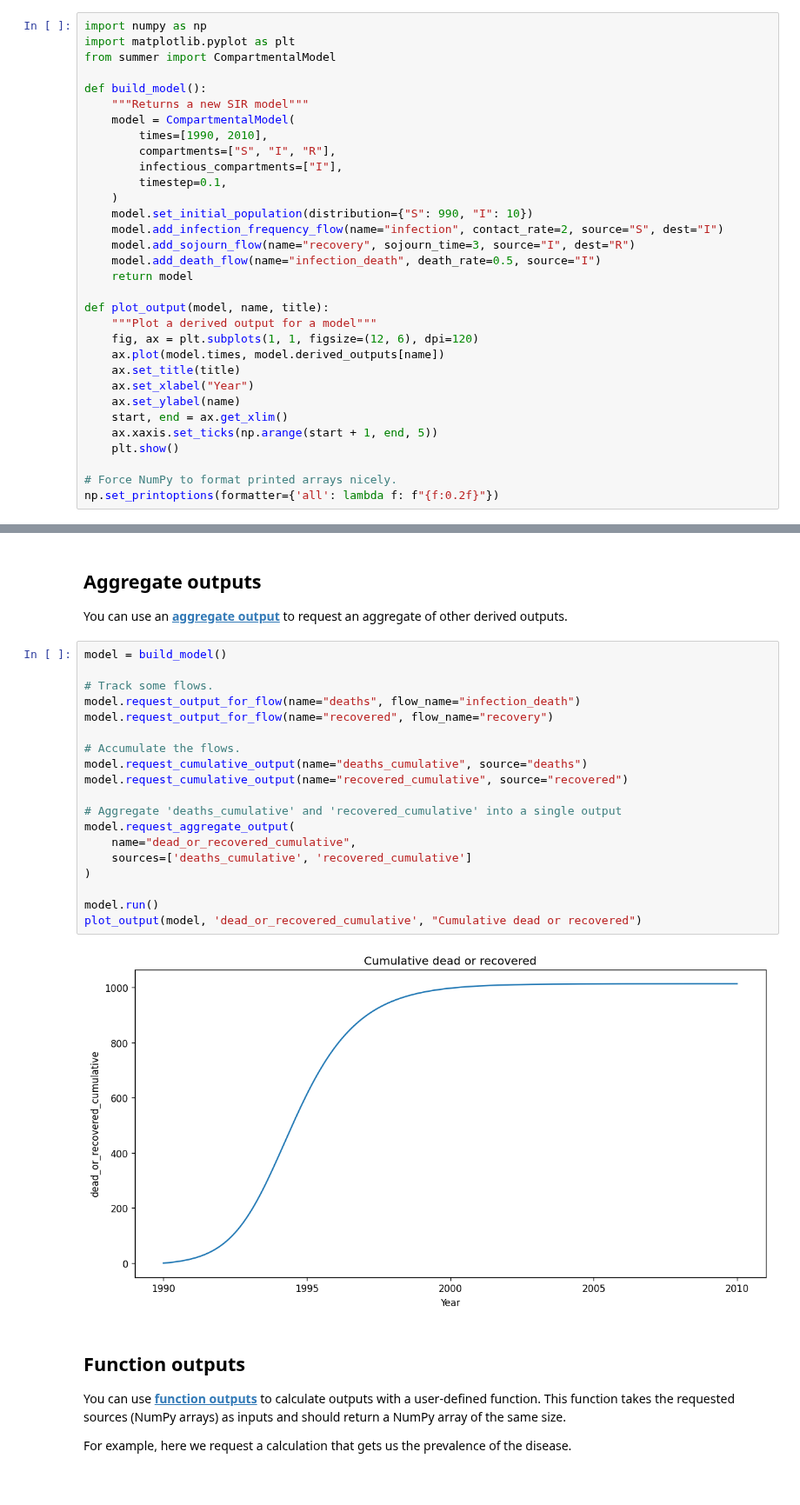
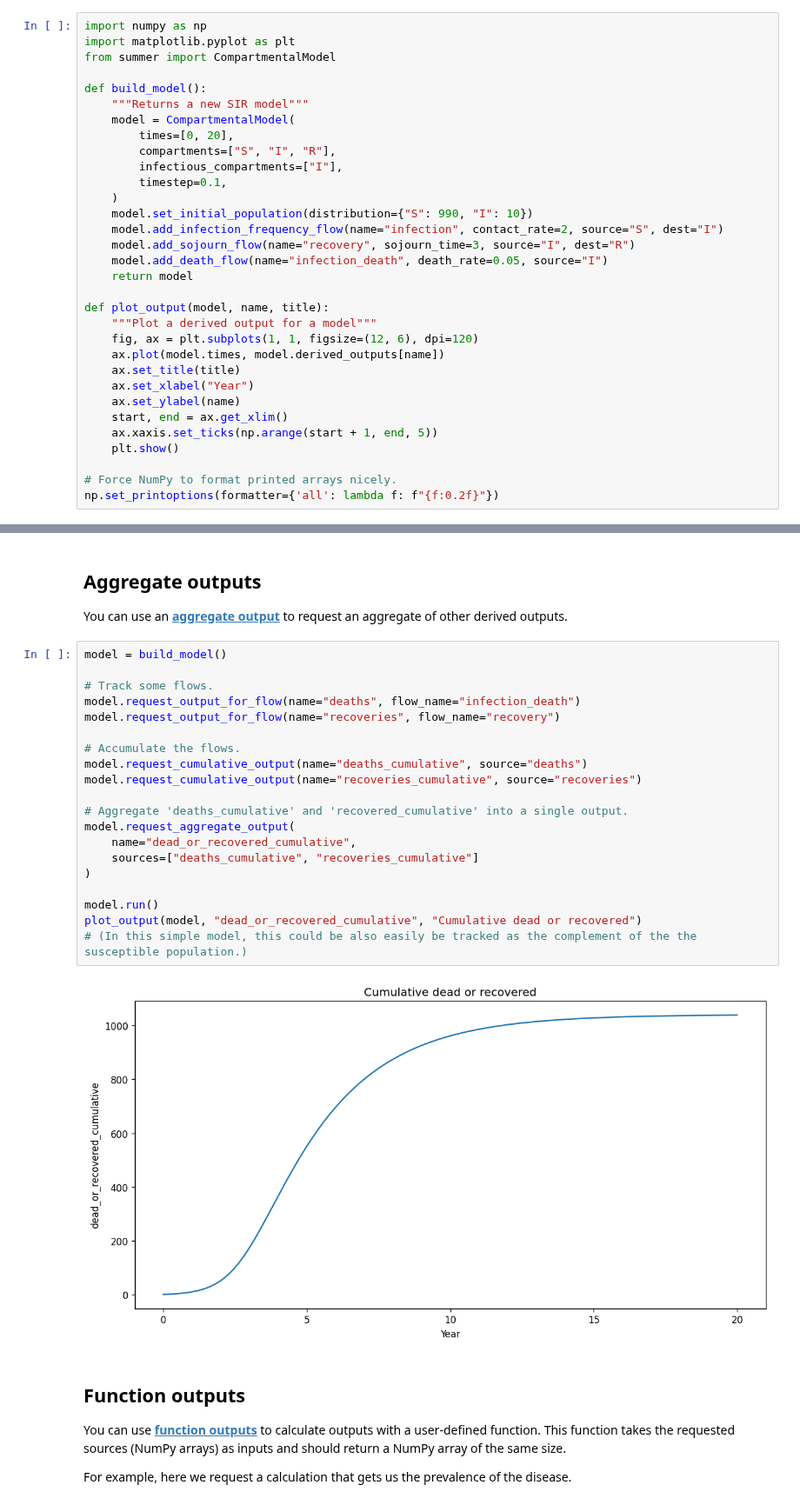
Before and after one commit to monash-emu/summer, a Jupyter notebook: docs/examples/2-derived-outputs.ipynb, the cells around one changed output, grey strips where cells are left out. Shown at 87% size. Drawn from its saved outputs; the diff is of its cells as text.

```diff
--- a/docs/examples/2-derived-outputs.ipynb
+++ b/docs/examples/2-derived-outputs.ipynb
@@ -25,7 +25,7 @@ from summer import CompartmentalModel
 def build_model():
     """Returns a new SIR model"""
     model = CompartmentalModel(
-        times=[1990, 2010],
+        times=[0, 20],
         compartments=["S", "I", "R"],
         infectious_compartments=["I"],
         timestep=0.1,
@@ -33,7 +33,7 @@ def build_model():
     model.set_initial_population(distribution={"S": 990, "I": 10})
     model.add_infection_frequency_flow(name="infection", contact_rate=2, source="S", dest="I")
     model.add_sojourn_flow(name="recovery", sojourn_time=3, source="I", dest="R")
-    model.add_death_flow(name="infection_death", death_rate=0.5, source="I")
+    model.add_death_flow(name="infection_death", death_rate=0.05, source="I")
     return model
 
 def plot_output(model, name, title):
@@ -155,24 +155,25 @@ You can use an **[aggregate output](/model.html#summer.model.CompartmentalModel.
 # %%
 model = build_model()
 
 # Track some flows.
 model.request_output_for_flow(name="deaths", flow_name="infection_death")
-model.request_output_for_flow(name="recovered", flow_name="recovery")
+model.request_output_for_flow(name="recoveries", flow_name="recovery")
 
 # Accumulate the flows.
 model.request_cumulative_output(name="deaths_cumulative", source="deaths")
-model.request_cumulative_output(name="recovered_cumulative", source="recovered")
+model.request_cumulative_output(name="recoveries_cumulative", source="recoveries")
 
-# Aggregate 'deaths_cumulative' and 'recovered_cumulative' into a single output
+# Aggregate 'deaths_cumulative' and 'recovered_cumulative' into a single output.
 model.request_aggregate_output(
     name="dead_or_recovered_cumulative",
-    sources=['deaths_cumulative', 'recovered_cumulative']
+    sources=["deaths_cumulative", "recoveries_cumulative"]
 )
 
 model.run()
-plot_output(model, 'dead_or_recovered_cumulative', "Cumulative dead or recovered")
+plot_output(model, "dead_or_recovered_cumulative", "Cumulative dead or recovered")
+# (In this simple model, this could be also easily be tracked as the complement of the the susceptible population.)
 # %% [output]
-[figure, old version]
+[figure, new version]
 # %% [markdown]
 ## Function outputs
 
```
Also changed, not shown: parts of 7 cells of this notebook, 1 other file.
